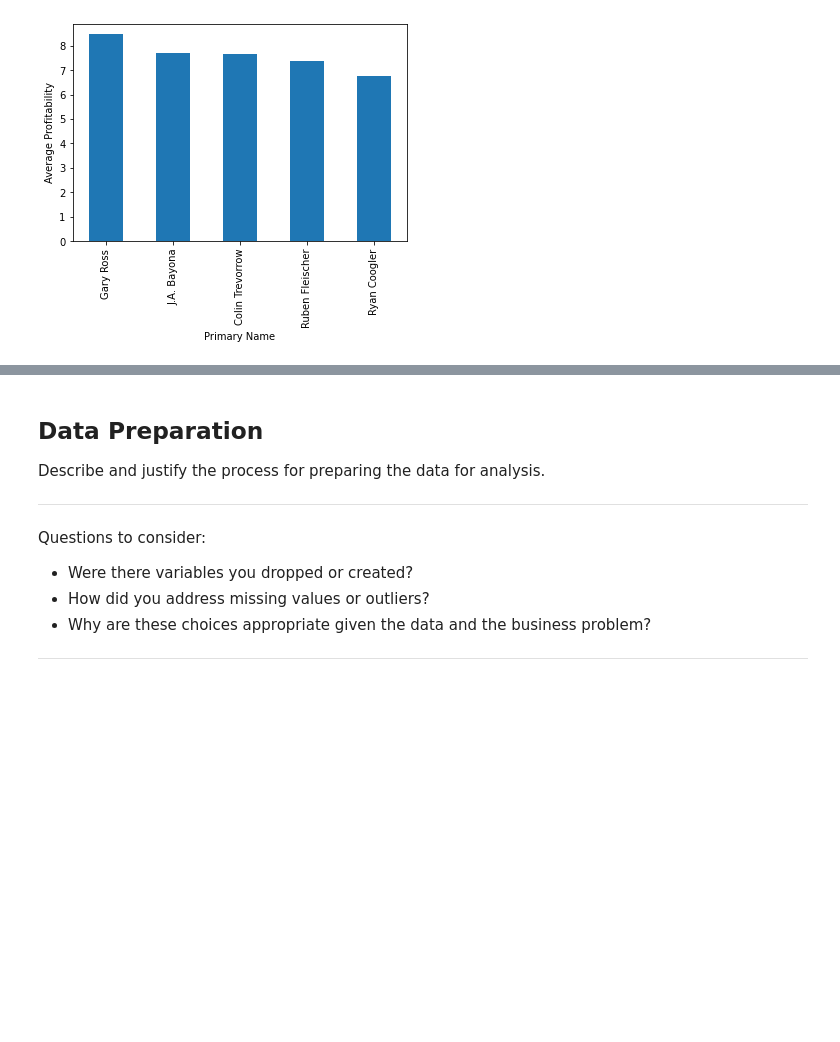
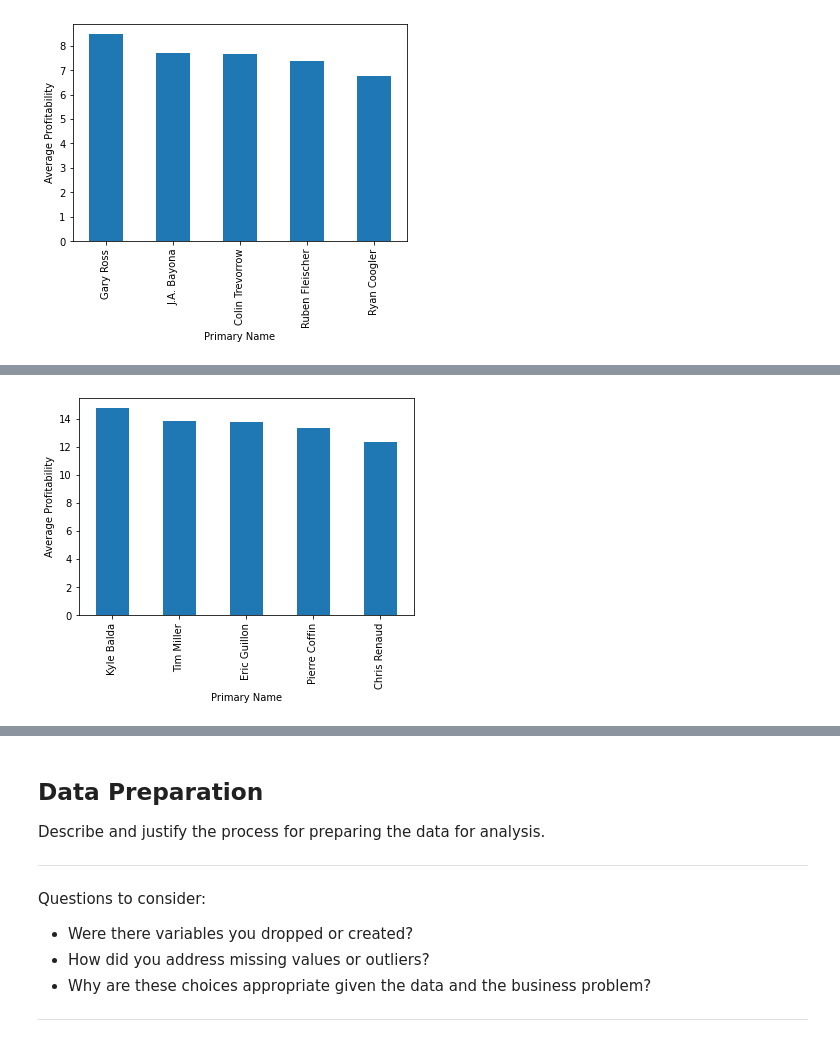
Before and after one commit to jbenasuli/Movie-Box-Office-Analysis, a Jupyter notebook: dsc-phase1-project-template.ipynb, the cells around one changed output, grey strips where cells are left out. Drawn from its saved outputs; the diff is of its cells as text; code cells hidden in the pictures; blank space fills up the shorter version.

```diff
--- a/dsc-phase1-project-template.ipynb
+++ b/dsc-phase1-project-template.ipynb
@@ -501,3 +502,9 @@ plt.ylabel('Average Profitability')
 plt.show()
 # %% [output]
 [figure]
+# %%
+adventure_high_budget_df = high_budget_df[high_budget_df['genre1'].isin(['Adventure']) | high_budget_df['genre2'].isin(['Adventure']) | high_budget_df['genre3'].isin(['Adventure'])]
+# %%
+adventure_dir_merge = pd.merge(directors_df, adventure_high_budget_df, on='movie_id')
+adventure_dir_average_profitability = adventure_dir_merge.groupby('primary_name').mean()['profitability_index'].sort_values(ascending=False)
+adventure_dir_average_profitability
@@ -503,0 +525,8 @@ plt.show()
+# %%
+top_5_dir_adventure = adventure_dir_average_profitability.head(5)
+top_5_dir_adventure.plot.bar()
+plt.xlabel('Primary Name')
+plt.ylabel('Average Profitability')
+plt.show()
+# %% [output]
+[figure, added]
```
Also changed, not shown: parts of 14 cells of this notebook.
